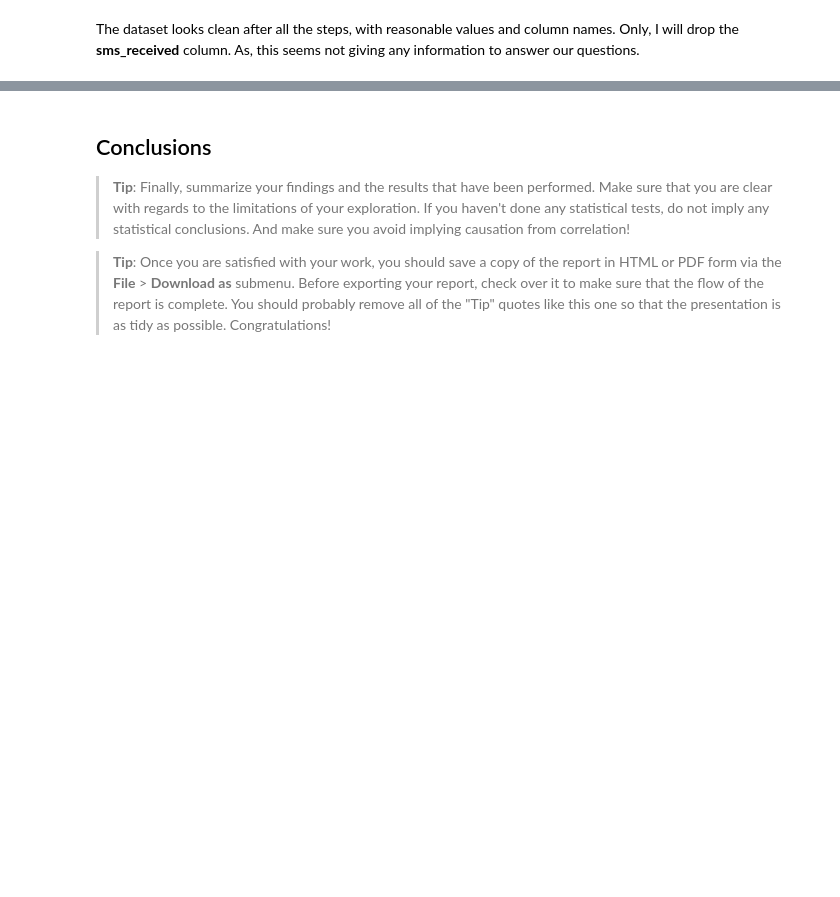
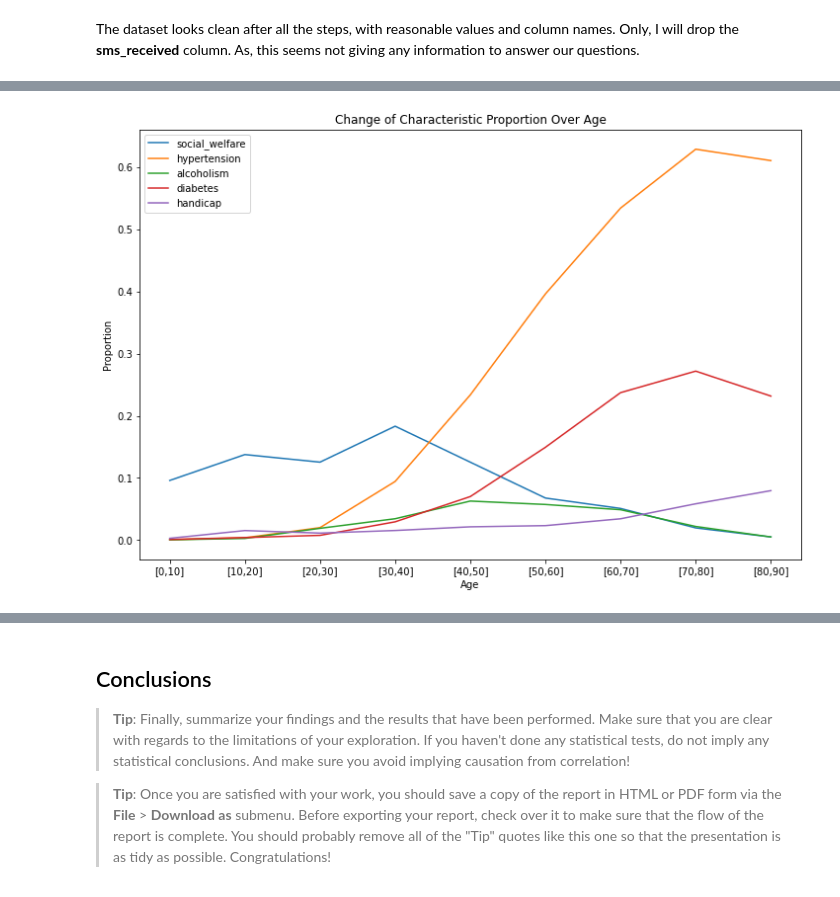
Before and after one commit to kmancuhan/no_show_appointment_analysis, a Jupyter notebook: investigate-a-dataset-template.ipynb, the cells around one changed output, grey strips where cells are left out. Drawn from its saved outputs; the diff is of its cells as text; code cells hidden in the pictures; blank space fills up the shorter version.

```diff
--- a/investigate-a-dataset-template.ipynb
+++ b/investigate-a-dataset-template.ipynb
@@ -317,0 +373,12 @@ clean_df.drop('sms_received', axis=1, inplace=True)
+# %%
+all_patients = pd.concat([no_show_patients, show_patients], ignore_index=True).drop('patient_id', axis=1)
+
+age_labels = ['[{},{}]'.format((i-1) * 10, i * 10) for i in range(1, 10)]
+all_patients.age = pd.cut(all_patients.age, bins=9, labels=age_labels)
+
+all_patients.groupby('age').mean().plot(figsize=(12, 8))
+plt.xlabel('Age')
+plt.ylabel('Proportion')
+plt.title('Change of Characteristic Proportion Over Age');
+# %% [output]
+[figure, added]
```
Also changed, not shown: parts of 14 cells of this notebook.
